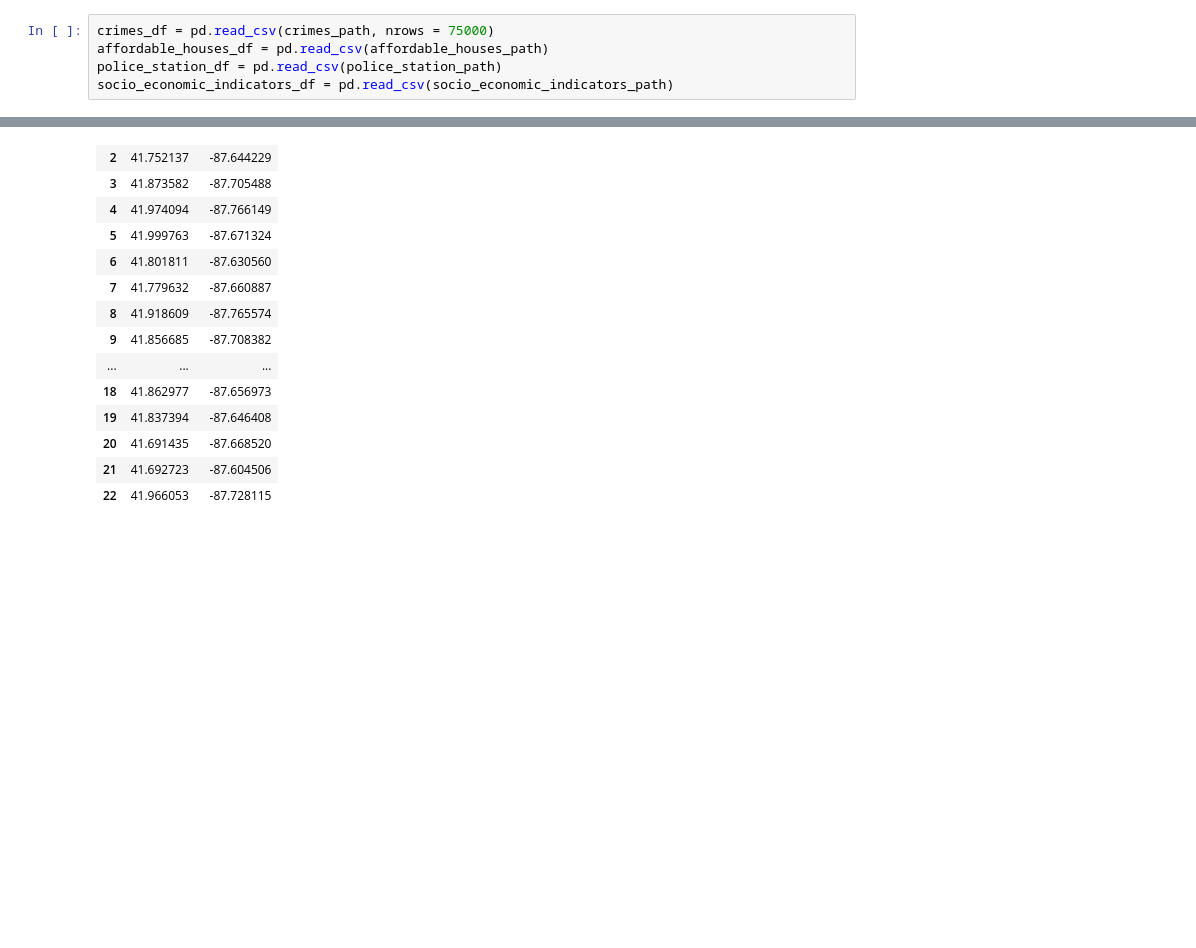
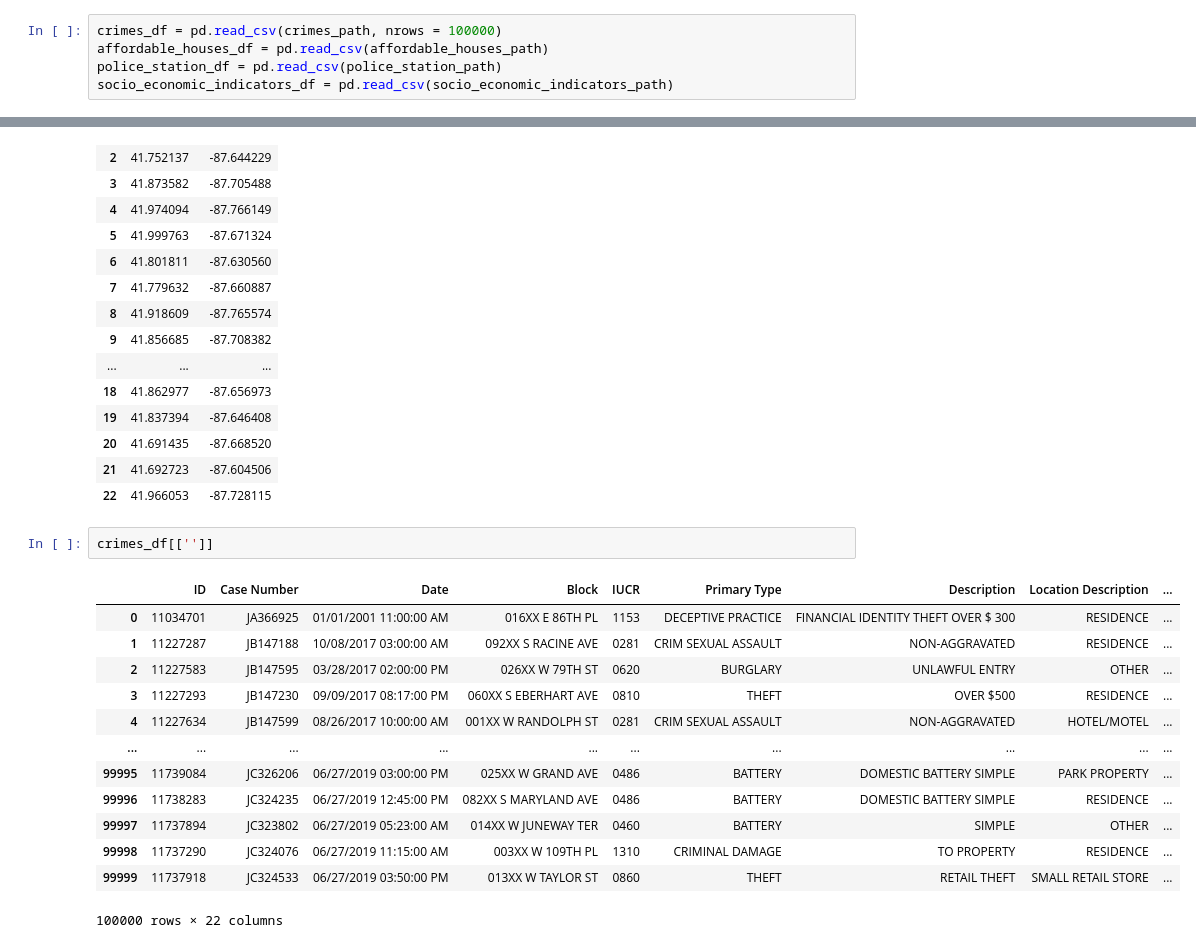
Before and after one commit to com-480-data-visualization/com-480-project-improviz, a Jupyter notebook: preprocessing.ipynb, the cells around one changed output, grey strips where cells are left out. Cells and saved outputs as stored; diff of their text form; blank space fills up the shorter version.

```diff
--- a/preprocessing.ipynb
+++ b/preprocessing.ipynb
@@ -10,7 +10,7 @@ affordable_houses_path = os.path.join(dataset_path, 'Affordable_Rental_Housing_D
 police_station_path = os.path.join(dataset_path, 'Police_Stations.csv')
 socio_economic_indicators_path = os.path.join(dataset_path, 'Census_Data_-_Selected_socioeconomic_indicators_in_Chicago__2008___2012.csv')
 # %%
-crimes_df = pd.read_csv(crimes_path, nrows = 75000)
+crimes_df = pd.read_csv(crimes_path, nrows = 100000)
 affordable_houses_df = pd.read_csv(affordable_houses_path)
 police_station_df = pd.read_csv(police_station_path)
 socio_economic_indicators_df = pd.read_csv(socio_economic_indicators_path)
@@ -99,3 +99,19 @@ police_station_df[['LATITUDE', 'LONGITUDE']].to_csv(os.path.join(dataset_path, '
 | 20 | 41.691435 | -87.668520 |
 | 21 | 41.692723 | -87.604506 |
 | 22 | 41.966053 | -87.728115 |
+# %%
+crimes_df[['']]
+# %% [output]
+|  | ID | Case Number | Date | Block | IUCR | Primary Type | Description | Location Description | ... |
+| 0 | 11034701 | JA366925 | 01/01/2001 11:00:00 AM | 016XX E 86TH PL | 1153 | DECEPTIVE PRACTICE | FINANCIAL IDENTITY THEFT OVER $ 300 | RESIDENCE | ... |
+| 1 | 11227287 | JB147188 | 10/08/2017 03:00:00 AM | 092XX S RACINE AVE | 0281 | CRIM SEXUAL ASSAULT | NON-AGGRAVATED | RESIDENCE | ... |
+| 2 | 11227583 | JB147595 | 03/28/2017 02:00:00 PM | 026XX W 79TH ST | 0620 | BURGLARY | UNLAWFUL ENTRY | OTHER | ... |
+| 3 | 11227293 | JB147230 | 09/09/2017 08:17:00 PM | 060XX S EBERHART AVE | 0810 | THEFT | OVER $500 | RESIDENCE | ... |
+| 4 | 11227634 | JB147599 | 08/26/2017 10:00:00 AM | 001XX W RANDOLPH ST | 0281 | CRIM SEXUAL ASSAULT | NON-AGGRAVATED | HOTEL/MOTEL | ... |
+| ... | ... | ... | ... | ... | ... | ... | ... | ... | ... |
+| 99995 | 11739084 | JC326206 | 06/27/2019 03:00:00 PM | 025XX W GRAND AVE | 0486 | BATTERY | DOMESTIC BATTERY SIMPLE | PARK PROPERTY | ... |
+| 99996 | 11738283 | JC324235 | 06/27/2019 12:45:00 PM | 082XX S MARYLAND AVE | 0486 | BATTERY | DOMESTIC BATTERY SIMPLE | RESIDENCE | ... |
+| 99997 | 11737894 | JC323802 | 06/27/2019 05:23:00 AM | 014XX W JUNEWAY TER | 0460 | BATTERY | SIMPLE | OTHER | ... |
+| 99998 | 11737290 | JC324076 | 06/27/2019 11:15:00 AM | 003XX W 109TH PL | 1310 | CRIMINAL DAMAGE | TO PROPERTY | RESIDENCE | ... |
+| 99999 | 11737918 | JC324533 | 06/27/2019 03:50:00 PM | 013XX W TAYLOR ST | 0860 | THEFT | RETAIL THEFT | SMALL RETAIL STORE | ... |
+100000 rows × 22 columns
```
Also changed, not shown: 3 other files.
